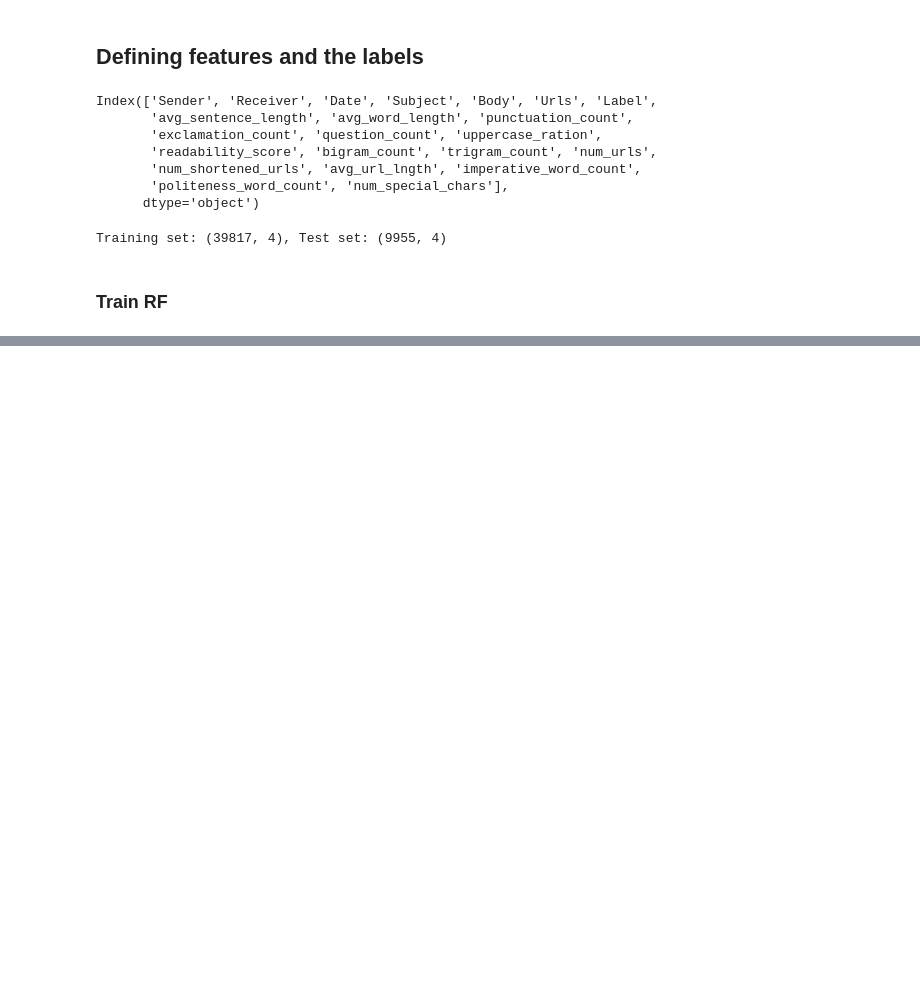
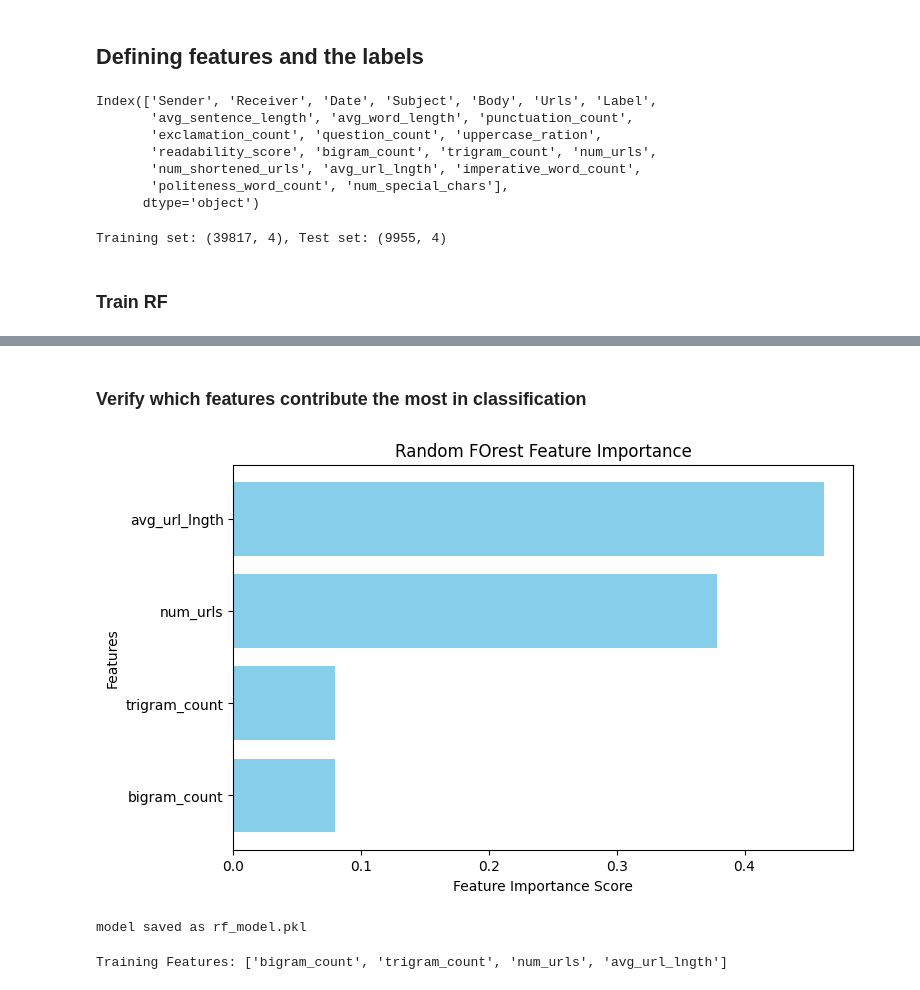
Before and after one commit to EllenBritton-LeBihan/COMP3000-Computing-Project, a Jupyter notebook: src/dataset_trials_jupyter.ipynb, the cells around one changed output, grey strips where cells are left out. Drawn from its saved outputs; the diff is of its cells as text; code cells hidden in the pictures; blank space fills up the shorter version.

Commit message:
Fine tuning Updated RF model.

```diff
--- a/src/dataset_trials_jupyter.ipynb
+++ b/src/dataset_trials_jupyter.ipynb
@@ -329,3 +329,8 @@ print(f"Training set: {X_train.shape}, Test set: {X_test.shape}")
 Training set: (39817, 4), Test set: (9955, 4)
 # %% [markdown]
 <h3> Train RF </h3>
+# %%
+rf_model = RandomForestClassifier(n_estimators=100, random_state=42)
+# %%
+#train
+rf_model.fit(X_train, y_train)
@@ -331,0 +357,2 @@ Training set: (39817, 4), Test set: (9955, 4)
+# %% [markdown]
+<h3> Verify which features contribute the most in classification</h3>
@@ -331,0 +361,13 @@ Training set: (39817, 4), Test set: (9955, 4)
+# %%
+#get feature importance
+feature_importance = rf_model.feature_importances_
+# %%
+#plot graph of feature importance
+plt.figure(figsize=(8, 5))
+plt.barh(features, feature_importance, color='skyblue')
+plt.xlabel("Feature Importance Score")
+plt.ylabel("Features")
+plt.title("Random FOrest Feature Importance")
+plt.show()
+# %% [output]
+[figure, added]
@@ -331,0 +376,12 @@ Training set: (39817, 4), Test set: (9955, 4)
+# %%
+#save model
+with open("rf_model.pkl", "wb") as model_file:
+    pickle.dump(rf_model, model_file)
+
+print("model saved as rf_model.pkl")
+# %% [output]
+model saved as rf_model.pkl
+# %%
+print("Training Features:", list(X_train.columns))
+# %% [output]
+Training Features: ['bigram_count', 'trigram_count', 'num_urls', 'avg_url_lngth']
```
Also changed, not shown: parts of 9 cells of this notebook, 3 other files.
